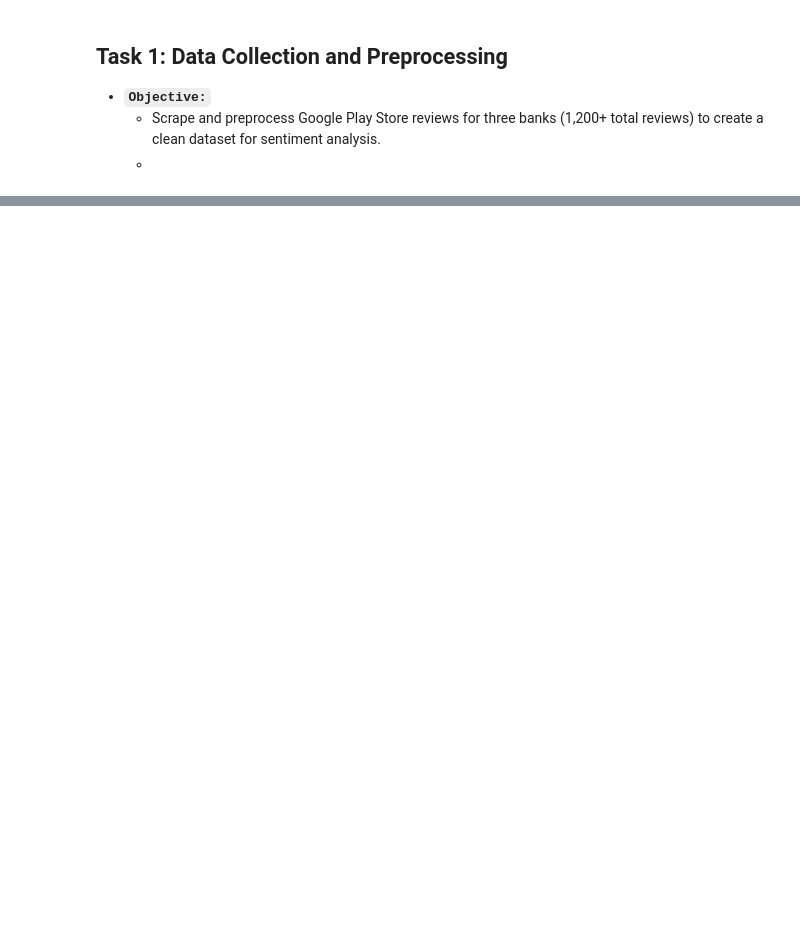
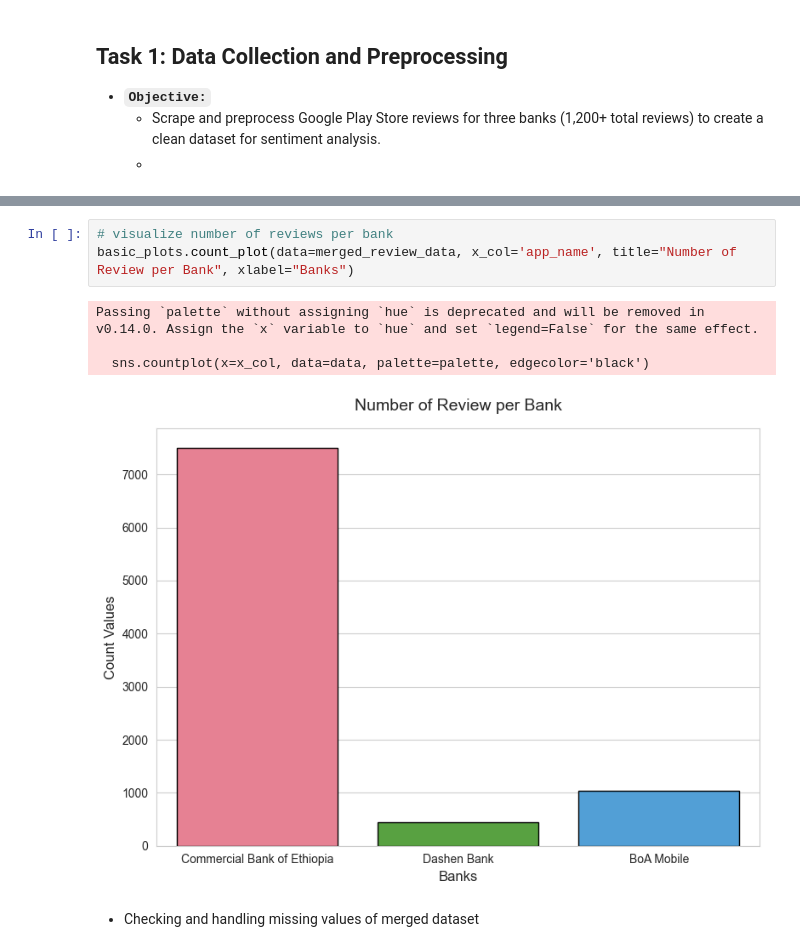
Before and after one commit to Jonepeter/fintech-customer-experience-analytics, a Jupyter notebook: notebooks/data_collection_preprocessing.ipynb, the cells around one changed output, grey strips where cells are left out. Saved outputs shown, nothing was run; the diff lists cells and outputs as text; blank space fills up the shorter version.

```diff
--- a/notebooks/data_collection_preprocessing.ipynb
+++ b/notebooks/data_collection_preprocessing.ipynb
@@ -69,0 +86,10 @@ Name: count, Length: 156, dtype: int64
+# %%
+# visualize number of reviews per bank
+basic_plots.count_plot(data=merged_review_data, x_col='app_name', title="Number of Review per Bank", xlabel="Banks")
+# %% [output]
+Passing `palette` without assigning `hue` is deprecated and will be removed in v0.14.0. Assign the `x` variable to `hue` and set `legend=False` for the same effect.
+
+  sns.countplot(x=x_col, data=data, palette=palette, edgecolor='black')
+[figure, added]
+# %% [markdown]
+- Checking and handling missing values of merged dataset
```
Also changed, not shown: parts of 14 cells of this notebook.
